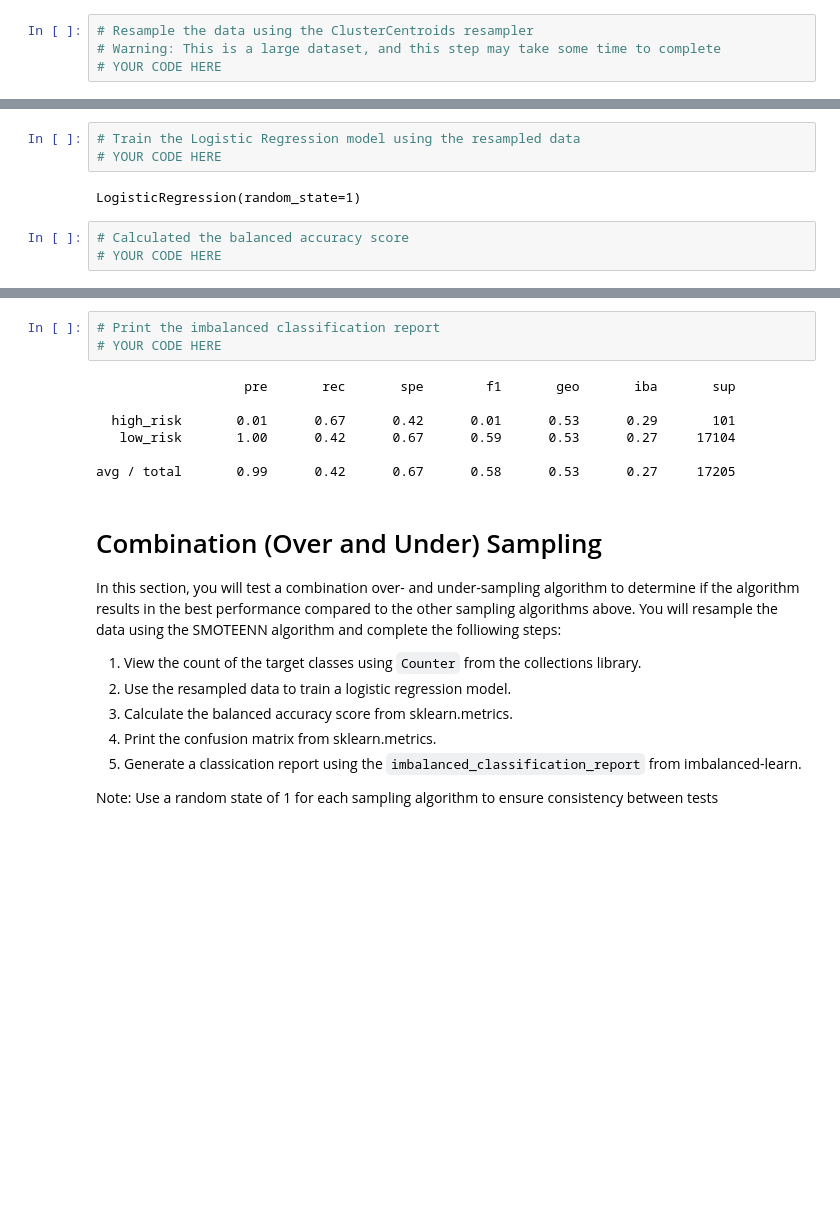
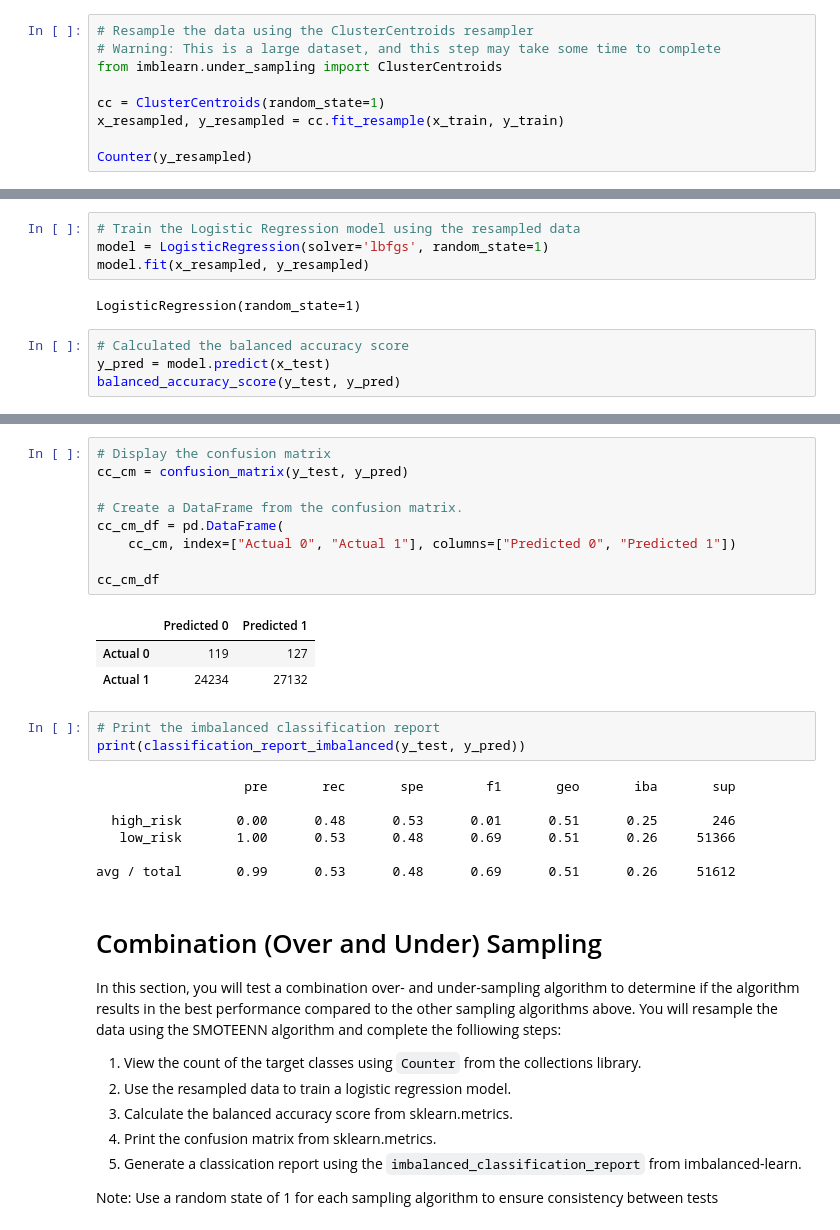
Before and after one commit to MitchellGleason/Credit-Risk-Analysis, a Jupyter notebook: credit_risk_resampling.ipynb, the cells around one changed output, grey strips where cells are left out. Drawn from its saved outputs; the diff is of its cells as text; blank space fills up the shorter version.

```diff
--- a/credit_risk_resampling.ipynb
+++ b/credit_risk_resampling.ipynb
@@ -235,15 +235,22 @@ Note: Use a random state of 1 for each sampling algorithm to ensure consistency
 # %%
 # Resample the data using the ClusterCentroids resampler
 # Warning: This is a large dataset, and this step may take some time to complete
-# YOUR CODE HERE
+from imblearn.under_sampling import ClusterCentroids
+
+cc = ClusterCentroids(random_state=1)
+x_resampled, y_resampled = cc.fit_resample(x_train, y_train)
+
+Counter(y_resampled)
 # %% [output]
 Counter({'loan_status': 1})
 # %%
 # Train the Logistic Regression model using the resampled data
-# YOUR CODE HERE
+model = LogisticRegression(solver='lbfgs', random_state=1)
+model.fit(x_resampled, y_resampled)
 # %% [output]
 LogisticRegression(random_state=1)
 # %%
 # Calculated the balanced accuracy score
-# YOUR CODE HERE
+y_pred = model.predict(x_test)
+balanced_accuracy_score(y_test, y_pred)
 # %% [output]
@@ -257,13 +258,26 @@ array([[   68,    33],
+# %%
+# Display the confusion matrix
+cc_cm = confusion_matrix(y_test, y_pred)
+
+# Create a DataFrame from the confusion matrix.
+cc_cm_df = pd.DataFrame(
+    cc_cm, index=["Actual 0", "Actual 1"], columns=["Predicted 0", "Predicted 1"])
+
+cc_cm_df
+# %% [output]
+|  | Predicted 0 | Predicted 1 |
+| Actual 0 | 119 | 127 |
+| Actual 1 | 24234 | 27132 |
 # %%
 # Print the imbalanced classification report
-# YOUR CODE HERE
+print(classification_report_imbalanced(y_test, y_pred))
 # %% [output]
                    pre       rec       spe        f1       geo       iba       sup
 
-  high_risk       0.01      0.67      0.42      0.01      0.53      0.29       101
-   low_risk       1.00      0.42      0.67      0.59      0.53      0.27     17104
+  high_risk       0.00      0.48      0.53      0.01      0.51      0.25       246
+   low_risk       1.00      0.53      0.48      0.69      0.51      0.26     51366
 
-avg / total       0.99      0.42      0.67      0.58      0.53      0.27     17205
+avg / total       0.99      0.53      0.48      0.69      0.51      0.26     51612
 # %% [markdown]
 # Combination (Over and Under) Sampling
 
```
Also changed, not shown: parts of 8 cells of this notebook.
